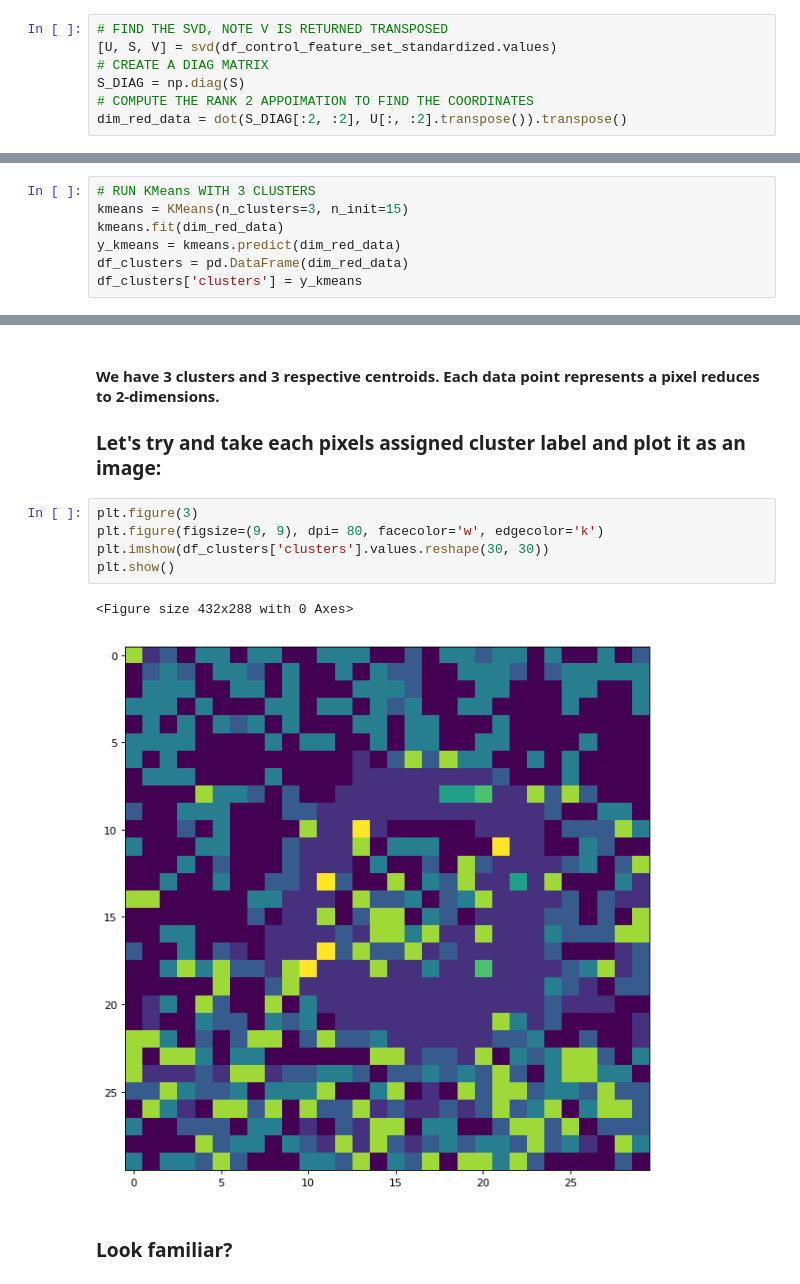
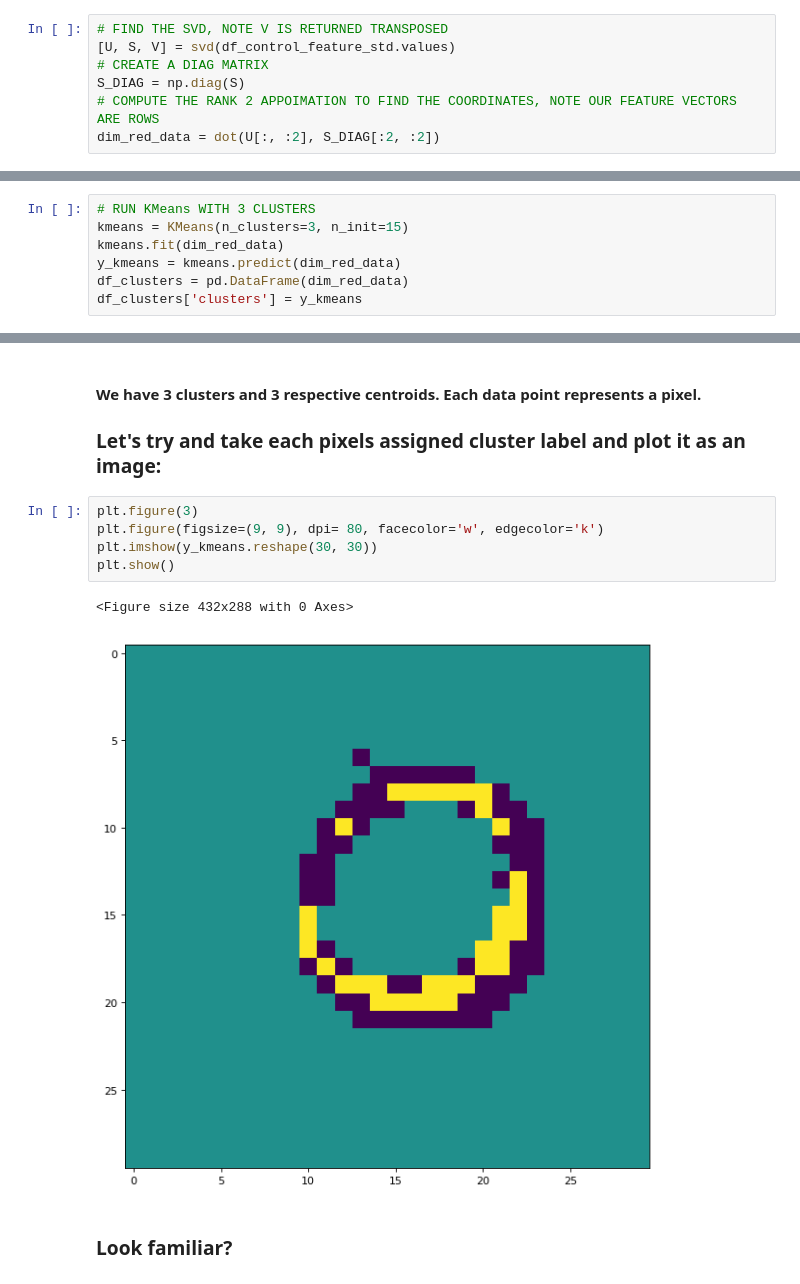
Before and after one commit to gettodaze/CS532-Final-Project, a Jupyter notebook: niks_code/CS 532 Activity.ipynb, the cells around one changed output, grey strips where cells are left out. Drawn from its saved outputs; the diff is of its cells as text.

```diff
--- a/niks_code/CS 532 Activity.ipynb
+++ b/niks_code/CS 532 Activity.ipynb
@@ -222,7 +226,7 @@ We will now find the SVD of the matrix. We will then use the SVD to approximate
 # %%
 # FIND THE SVD, NOTE V IS RETURNED TRANSPOSED
-[U, S, V] = svd(df_control_feature_set_standardized.values)
+[U, S, V] = svd(df_control_feature_std.values)
 # CREATE A DIAG MATRIX
 S_DIAG = np.diag(S)
-# COMPUTE THE RANK 2 APPOIMATION TO FIND THE COORDINATES
-dim_red_data = dot(S_DIAG[:2, :2], U[:, :2].transpose()).transpose()
+# COMPUTE THE RANK 2 APPOIMATION TO FIND THE COORDINATES, NOTE OUR FEATURE VECTORS ARE ROWS
+dim_red_data = dot(U[:, :2], S_DIAG[:2, :2])
@@ -279,15 +257,15 @@ Text(0,0.5,'Singular Vector 2')
 # %% [markdown]
-#### We have 3 clusters and 3 respective centroids. Each data point represents a pixel reduces to 2-dimensions.
+#### We have 3 clusters and 3 respective centroids. Each data point represents a pixel.
 
 ### Let's try and take each pixels assigned cluster label and plot it as an image:
 # %%
 plt.figure(3)
 plt.figure(figsize=(9, 9), dpi= 80, facecolor='w', edgecolor='k')
-plt.imshow(df_clusters['clusters'].values.reshape(30, 30))
+plt.imshow(y_kmeans.reshape(30, 30))
 plt.show()
 # %% [output]
 <Figure size 432x288 with 0 Axes>
-[figure, old version]
+[figure, new version]
 # %% [markdown]
 ### Look familiar?
 # %% [markdown]
```
Also changed, not shown: parts of 48 cells of this notebook.
